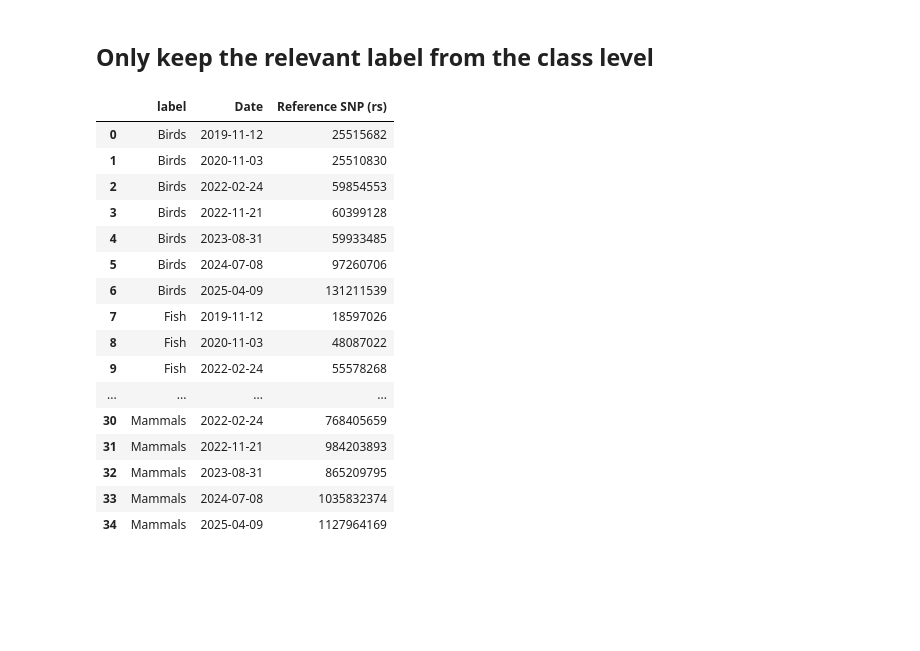
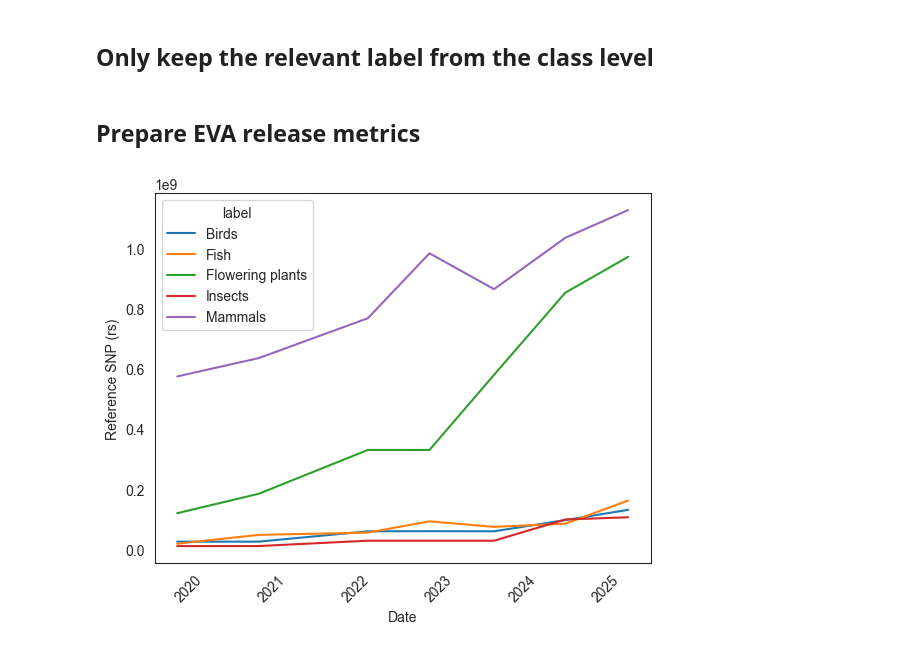
Before and after one commit to EBIvariation/eva-tasks, a Jupyter notebook: tasks/eva_3868/release_metrics.ipynb, the cells around one changed output. Saved outputs shown, nothing was run; the diff lists cells and outputs as text; code cells hidden in the pictures; blank space fills up the shorter version.

```diff
--- a/tasks/eva_3868/release_metrics.ipynb
+++ b/tasks/eva_3868/release_metrics.ipynb
@@ -55,39 +55,28 @@ df = pd.DataFrame.from_dict(all_records)
 df['Date'] = pd.to_datetime(df['releaseDate'], format='%Y-%m-%d')
 # %% [markdown]
 ## Only keep the relevant label from the class level
+# %% [markdown]
+## Prepare EVA release metrics
 # %%
 df['label'] = df['class']
 
 # df.loc[df.superkingdom != 'Eukaryota', 'label'] = 'Others'
 
 # Change all the label not in the list bellow to others
 accepted_classes = {'Aves': 'Birds','Insecta':'Insects','Actinopteri': 'Fish','Mammalia': 'Mammals','Magnoliopsida': 'Flowering plants'}
 
 # Check ~ which somehow means "NOT IN" in pandas
 df.loc[~df['label'].isin(accepted_classes), 'label'] = 'Others'
 df = df.replace({'label': accepted_classes})
 
 df = df[df.label != 'Others']
 
 # Group by class and releaseDate to add up all rs from a specific class
 eva_metrics_per_class = df.groupby(['label', 'Date'])[["currentRs"]].sum().reset_index()
 eva_metrics_per_class = eva_metrics_per_class.rename(columns={'currentRs': 'Reference SNP (rs)'})
-eva_metrics_per_class
+eva_metrics_per_class['source'] = 'EVA'
+g2 = seaborn.lineplot(data=eva_metrics_per_class, x='Date', y='Reference SNP (rs)', hue='label')
+g2.tick_params(axis='x', rotation=45)
+g2.grid(False)
 # %% [output]
-|  | label | Date | Reference SNP (rs) |
-| 0 | Birds | 2019-11-12 | 25515682 |
-| 1 | Birds | 2020-11-03 | 25510830 |
-| 2 | Birds | 2022-02-24 | 59854553 |
-| 3 | Birds | 2022-11-21 | 60399128 |
-| 4 | Birds | 2023-08-31 | 59933485 |
-| 5 | Birds | 2024-07-08 | 97260706 |
-| 6 | Birds | 2025-04-09 | 131211539 |
-| 7 | Fish | 2019-11-12 | 18597026 |
-| 8 | Fish | 2020-11-03 | 48087022 |
-| 9 | Fish | 2022-02-24 | 55578268 |
-| ... | ... | ... | ... |
-| 30 | Mammals | 2022-02-24 | 768405659 |
-| 31 | Mammals | 2022-11-21 | 984203893 |
-| 32 | Mammals | 2023-08-31 | 865209795 |
-| 33 | Mammals | 2024-07-08 | 1035832374 |
-| 34 | Mammals | 2025-04-09 | 1127964169 |
+[figure, added]
```
Also changed, not shown: parts of 15 cells of this notebook.
